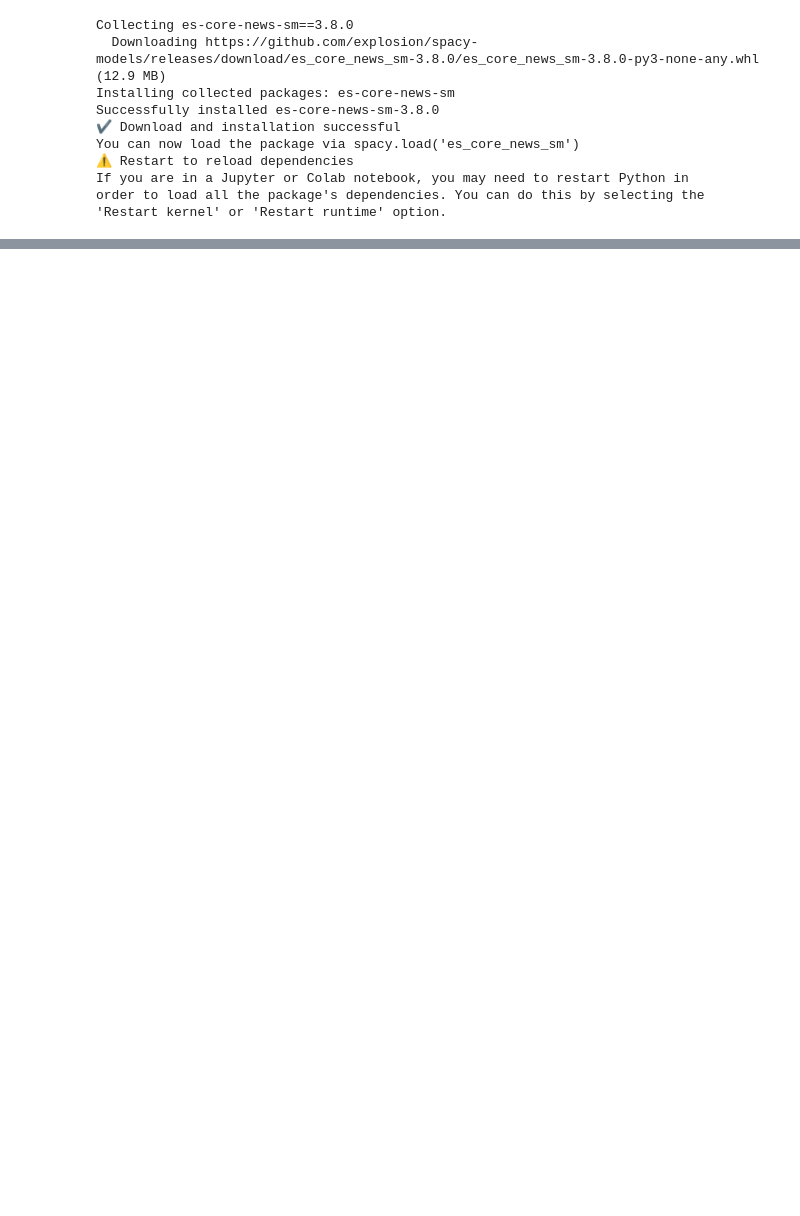
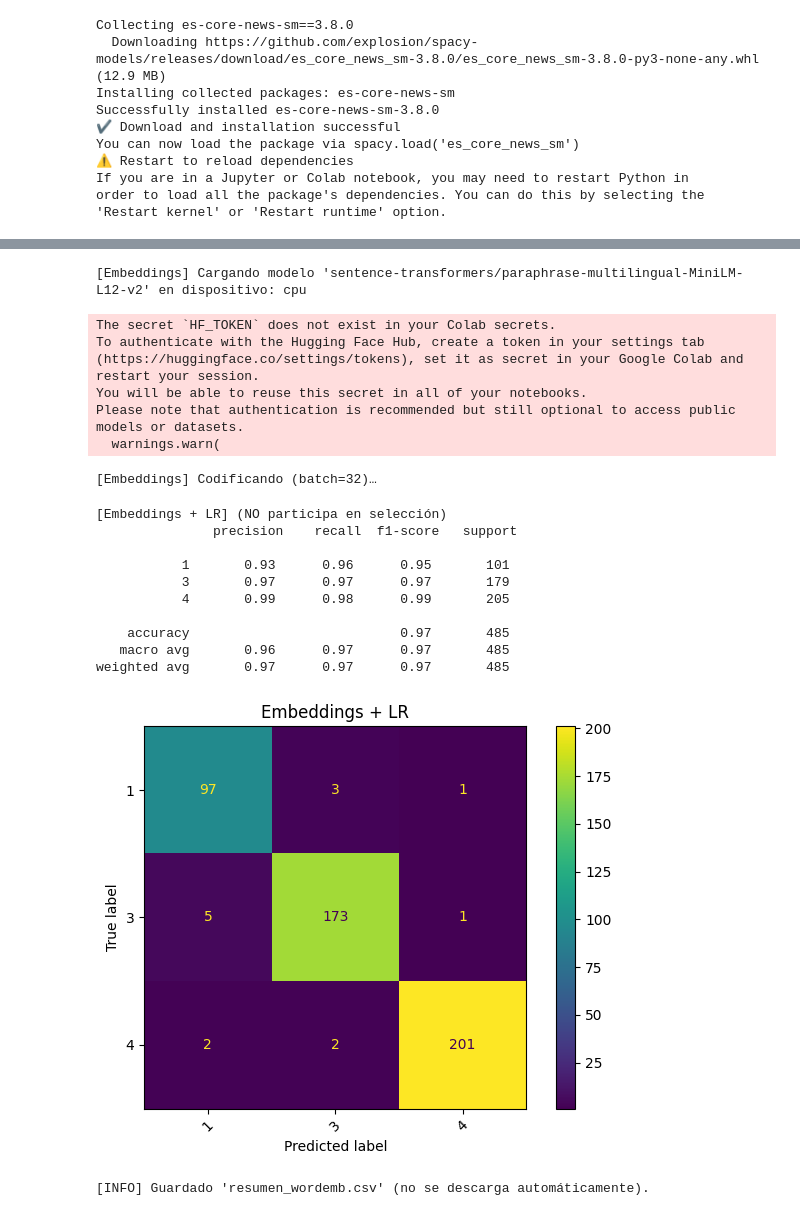
Before and after one commit to jngarciae/BI-Proyecto1-Grupo43, a Jupyter notebook: Proyecto_Entrega1_201717860.ipynb, the cells around one changed output, grey strips where cells are left out. Drawn from its saved outputs; the diff is of its cells as text; code cells hidden in the pictures; blank space fills up the shorter version.

Commit message:
Notebook V2

```diff
--- a/Proyecto_Entrega1_201717860.ipynb
+++ b/Proyecto_Entrega1_201717860.ipynb
@@ -561,0 +494,79 @@ weighted avg       0.95      0.95      0.95       485
+# %%
+try:
+    if not ENABLE_EMBEDDINGS or not col_label:
+        print("[Embeddings] Deshabilitado o no hay etiqueta. Omitiendo…")
+    else:
+        try:
+            from sentence_transformers import SentenceTransformer
+        except Exception:
+            SentenceTransformer = None
+
+        if SentenceTransformer is None:
+            print("[Embeddings] 'sentence-transformers' no está disponible. Omitido.")
+        else:
+            from sklearn.linear_model import LogisticRegression as _LR_EMB
+            device = "cuda" if torch.cuda.is_available() else "cpu"
+            print(f"[Embeddings] Cargando modelo '{EMB_MODEL}' en dispositivo: {device}")
+            st_model = SentenceTransformer(EMB_MODEL, device=device)
+            st_model.max_seq_length = EMB_MAX_LEN
+
+            # Textos alineados
+            X_train_texts = df2.loc[y_train.index, "texto_limpio"].astype(str).tolist()
+            X_test_texts  = df2.loc[y_test.index,  "texto_limpio"].astype(str).tolist()
+
+            if len(X_train_texts) > EMB_MAX_DOCS:
+                import numpy as np
+                rng = np.random.default_rng(42)
+                idx = rng.choice(len(X_train_texts), EMB_MAX_DOCS, replace=False)
+                X_train_texts = [X_train_texts[i] for i in idx]
+                y_train_sample = y_train.iloc[idx]
+                print(f"[Embeddings] Train reducido a {len(X_train_texts)} docs (muestra).")
+            else:
+                y_train_sample = y_train
+
+            batch_sz = 64 if device == "cuda" else 32
+            print(f"[Embeddings] Codificando (batch={batch_sz})…")
+            X_train_emb = st_model.encode(X_train_texts, batch_size=batch_sz, convert_to_numpy=True,
+                                          normalize_embeddings=True, show_progress_bar=True)
+            X_test_emb  = st_model.encode(X_test_texts,  batch_size=batch_sz, convert_to_numpy=True,
+                                          normalize_embeddings=True, show_progress_bar=True)
+
+            lr_emb = _LR_EMB(max_iter=2000, class_weight="balanced")
+            lr_emb.fit(X_train_emb, y_train_sample)
+            y_pred_emb = lr_emb.predict(X_test_emb)
+
+            print("\n[Embeddings + LR] (NO participa en selección)\n",
+                  classification_report(y_test, y_pred_emb, zero_division=0))
+            cm = confusion_matrix(y_test, y_pred_emb, labels=np.unique(y_test))
+            ConfusionMatrixDisplay(cm, display_labels=np.unique(y_test)).plot(xticks_rotation=45)
+            plt.title("Embeddings + LR"); plt.tight_layout(); plt.show()
+
+            pd.DataFrame([{
+                "modelo":"Embeddings_LR",
+                "accuracy":accuracy_score(y_test, y_pred_emb),
+                "f1_weighted":f1_score(y_test, y_pred_emb, average="weighted"),
+                "f1_macro":f1_score(y_test, y_pred_emb, average="macro")
+            }]).to_csv("resumen_wordemb.csv", index=False, encoding="utf-8")
+            print("[INFO] Guardado 'resumen_wordemb.csv' (no se descarga automáticamente).")
+except Exception as e:
+    print(f"[Embeddings] Omitido por error: {e}")
+# %% [output]
+[Embeddings] Cargando modelo 'sentence-transformers/paraphrase-multilingual-MiniLM-L12-v2' en dispositivo: cpu
+The secret `HF_TOKEN` does not exist in your Colab secrets.
+To authenticate with the Hugging Face Hub, create a token in your settings tab (https://huggingface.co/settings/tokens), set it as secret in your Google Colab and restart your session.
+You will be able to reuse this secret in all of your notebooks.
+Please note that authentication is recommended but still optional to access public models or datasets.
+  warnings.warn(
+[Embeddings] Codificando (batch=32)…
+[Embeddings + LR] (NO participa en selección)
+               precision    recall  f1-score   support
+
+           1       0.93      0.96      0.95       101
+           3       0.97      0.97      0.97       179
+           4       0.99      0.98      0.99       205
+
+    accuracy                           0.97       485
+   macro avg       0.96      0.97      0.97       485
+weighted avg       0.97      0.97      0.97       485
+[figure, added]
+[INFO] Guardado 'resumen_wordemb.csv' (no se descarga automáticamente).
```
Also changed, not shown: parts of 15 cells of this notebook.
